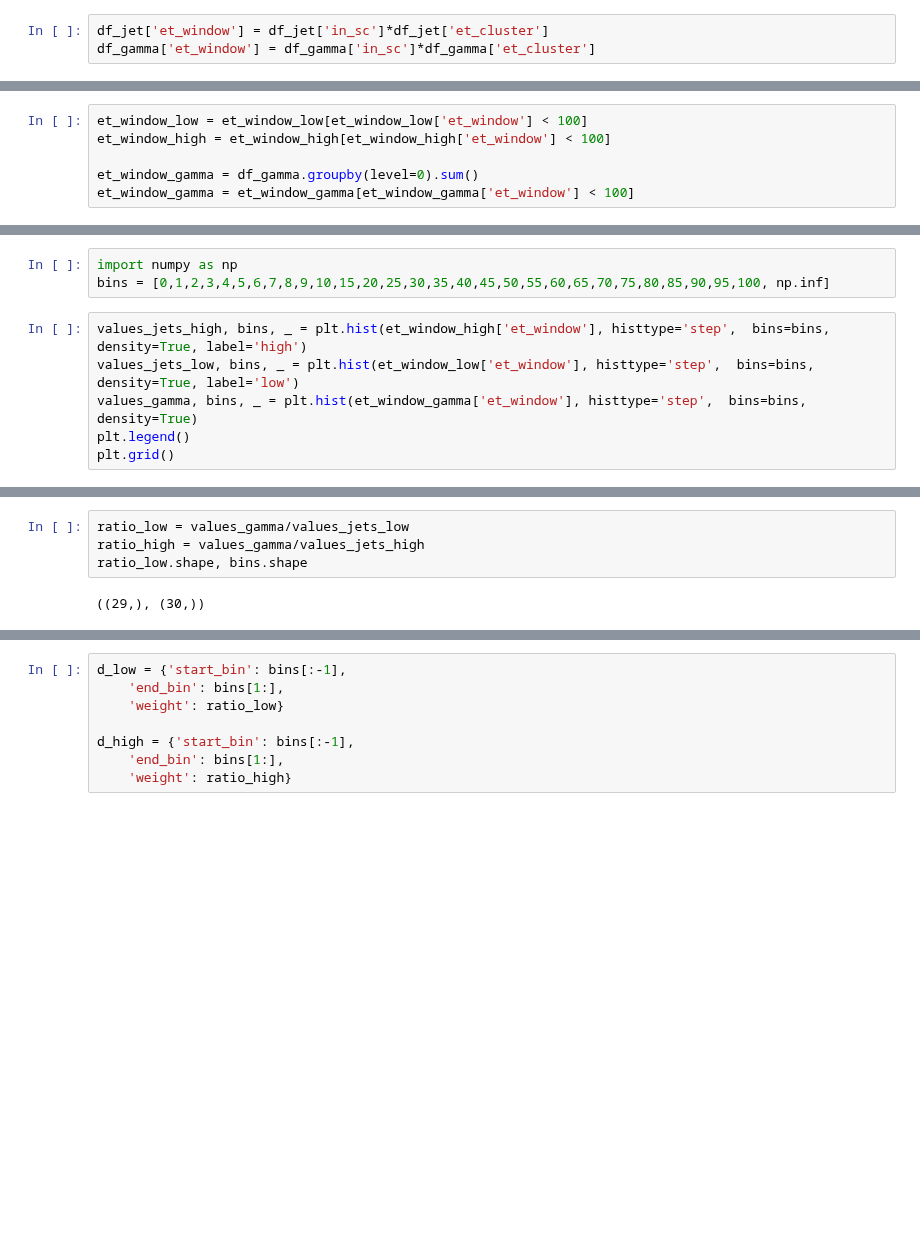
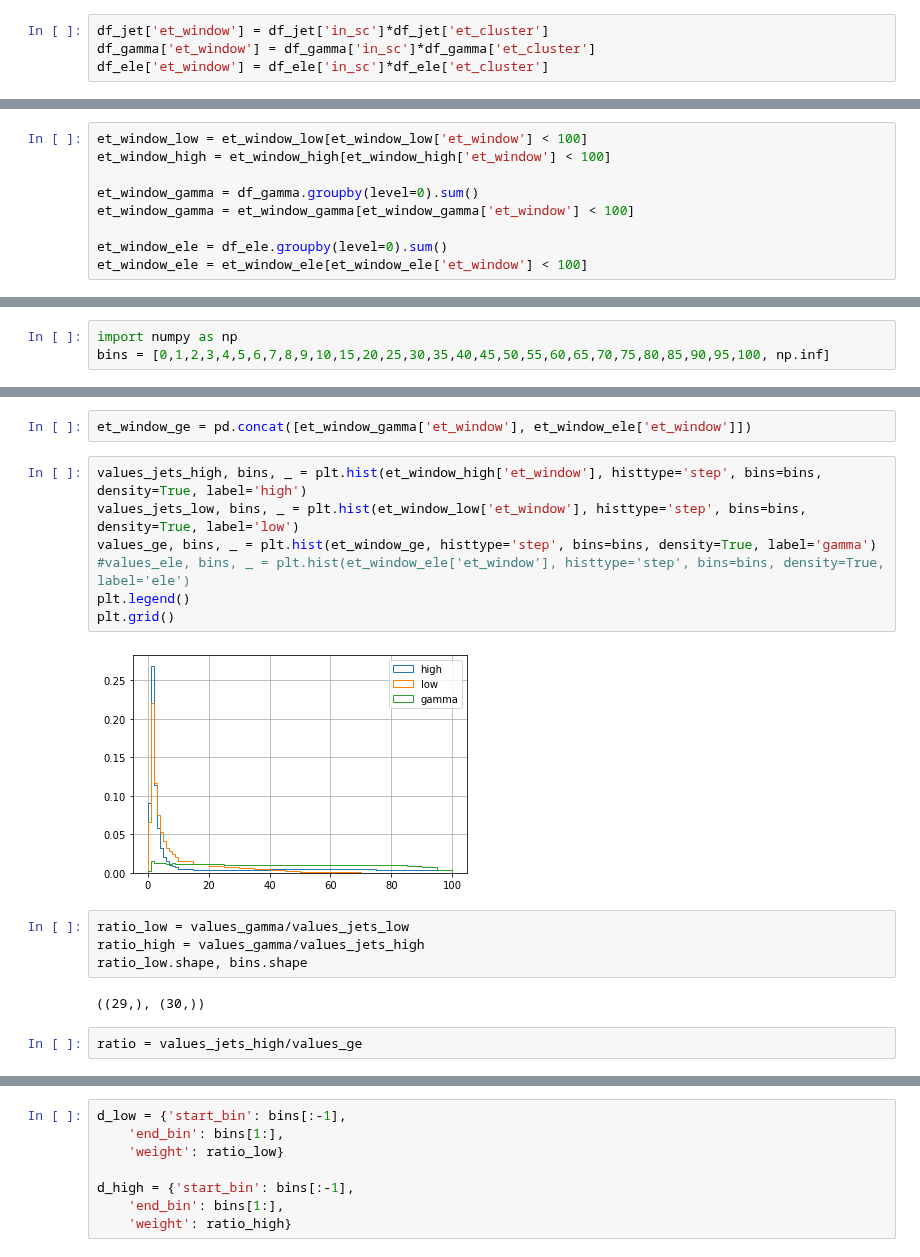
Before and after one commit to valsdav/DeepSuperCluster, a Jupyter notebook: Training/global_model/training_data/jet_reweighting.ipynb, the cells around one changed output, grey strips where cells are left out. Saved outputs shown, nothing was run; the diff lists cells and outputs as text; blank space fills up the shorter version.

```diff
--- a/Training/global_model/training_data/jet_reweighting.ipynb
+++ b/Training/global_model/training_data/jet_reweighting.ipynb
@@ -36,6 +63,7 @@ low_energy
 # %%
 df_jet['et_window'] = df_jet['in_sc']*df_jet['et_cluster']
 df_gamma['et_window'] = df_gamma['in_sc']*df_gamma['et_cluster']
+df_ele['et_window'] = df_ele['in_sc']*df_ele['et_cluster']
 # %%
 low_energy['et_window'] = low_energy['in_sc']*low_energy['et_cluster']
 high_energy['et_window'] = high_energy['in_sc']*high_energy['et_cluster']
@@ -61,3 +89,6 @@ et_window_high = et_window_high[et_window_high['et_window'] < 100]
 
 et_window_gamma = df_gamma.groupby(level=0).sum()
 et_window_gamma = et_window_gamma[et_window_gamma['et_window'] < 100]
+
+et_window_ele = df_ele.groupby(level=0).sum()
+et_window_ele = et_window_ele[et_window_ele['et_window'] < 100]
@@ -88,9 +95,3 @@ et_window_high.describe()
 # %%
 import numpy as np
 bins = [0,1,2,3,4,5,6,7,8,9,10,15,20,25,30,35,40,45,50,55,60,65,70,75,80,85,90,95,100, np.inf]
-# %%
-values_jets_high, bins, _ = plt.hist(et_window_high['et_window'], histtype='step',  bins=bins, density=True, label='high')
-values_jets_low, bins, _ = plt.hist(et_window_low['et_window'], histtype='step',  bins=bins, density=True, label='low')
-values_gamma, bins, _ = plt.hist(et_window_gamma['et_window'], histtype='step',  bins=bins, density=True)
-plt.legend()
-plt.grid()
@@ -99,6 +113,19 @@ plt.grid()
+# %%
+et_window_ge = pd.concat([et_window_gamma['et_window'], et_window_ele['et_window']])
+# %%
+values_jets_high, bins, _ = plt.hist(et_window_high['et_window'], histtype='step', bins=bins, density=True, label='high')
+values_jets_low, bins, _ = plt.hist(et_window_low['et_window'], histtype='step', bins=bins, density=True, label='low')
+values_ge, bins, _ = plt.hist(et_window_ge, histtype='step', bins=bins, density=True, label='gamma')
+#values_ele, bins, _ = plt.hist(et_window_ele['et_window'], histtype='step', bins=bins, density=True, label='ele')
+plt.legend()
+plt.grid()
+# %% [output]
+[figure, added]
 # %%
 ratio_low = values_gamma/values_jets_low
 ratio_high = values_gamma/values_jets_high
 ratio_low.shape, bins.shape
 # %% [output]
 ((29,), (30,))
+# %%
+ratio = values_jets_high/values_ge
```
Also changed, not shown: parts of 17 cells of this notebook, 6 other files.
